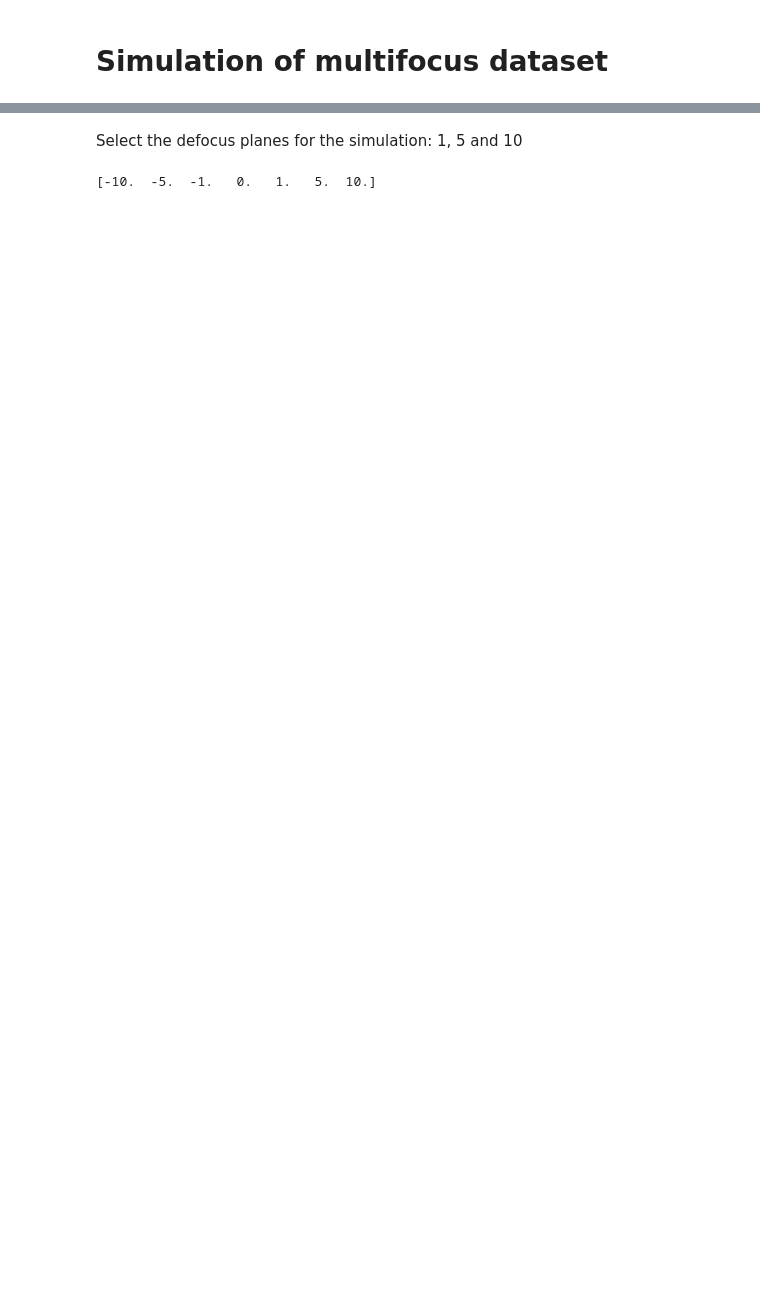
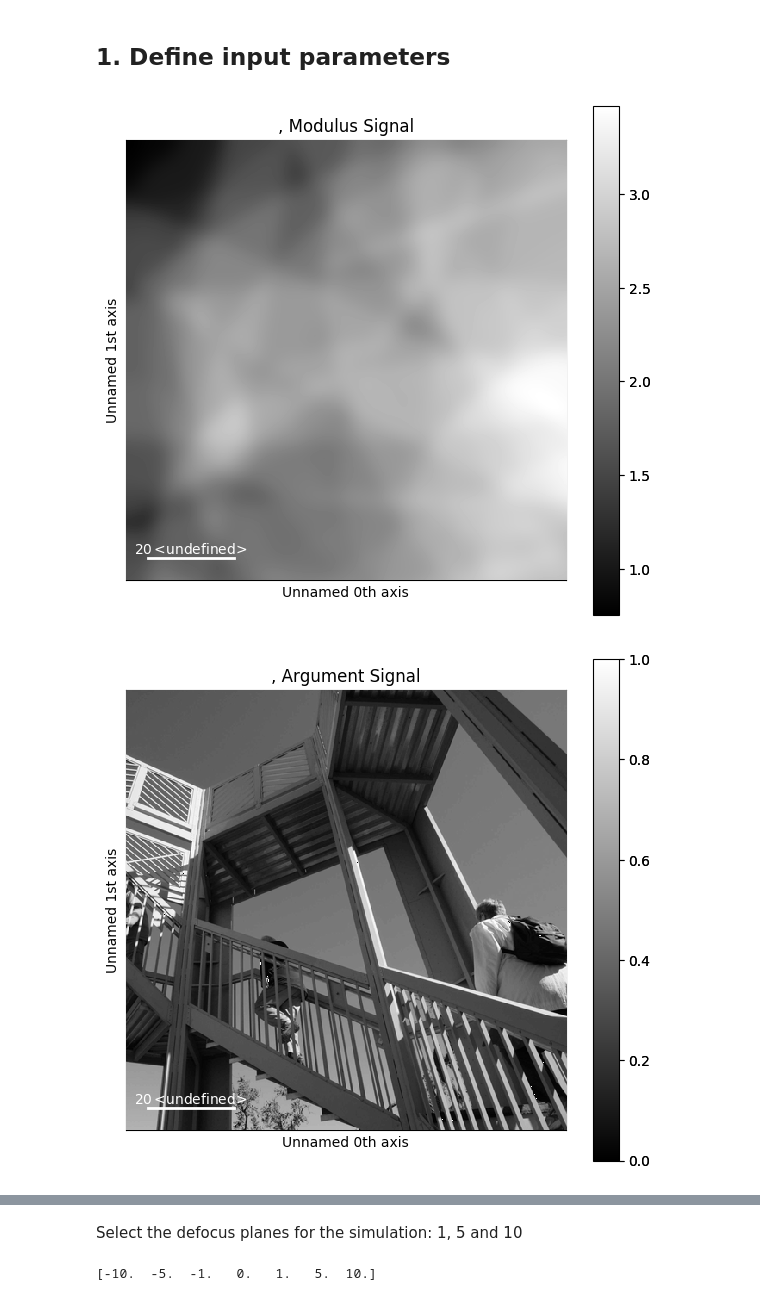
Before and after one commit to AEljarrat/inline_holo, a Jupyter notebook: Simulated_dataset.ipynb, the cells around one changed output, grey strips where cells are left out. Saved outputs shown, nothing was run; the diff lists cells and outputs as text; code cells hidden in the pictures; blank space fills up the shorter version.

```diff
--- a/Simulated_dataset.ipynb
+++ b/Simulated_dataset.ipynb
@@ -4,8 +15,4 @@ from inline_holo import *
 from inline_holo import ModifiedImage as ModI
 
 from time import time as t
-# %%
-plt.style.use('seaborn-poster')
-#plt.style.use('seaborn-paper')
-plt.rcParams['font.family'] = 'serif'
 # %% [markdown]
@@ -130,7 +137,7 @@ def do_gsref(fsi, wave_init, ctf, Niters):
     results.update({'rms_amp' : rmse_rcpr_amp.integrate_radial(False, 0)})
 
     return results
-# %% [markdown]
-# Simulation of multifocus dataset
+# %% [markdown]
+## 1. Define input parameters
 # %%
 # PARAMETERS
@@ -169,4 +176,9 @@ ampli_org.data = np.abs(wave.data)
 wnum = 2. * np.pi / wlen
 q = np.linspace(0., wnum, 256)
 q2= q**2.
+# %%
+wave.unset_padding().plot(True)
+# %% [output]
+[figure, added]
+[figure, added]
 # %% [markdown]
```
Also changed, not shown: parts of 30 cells of this notebook.
